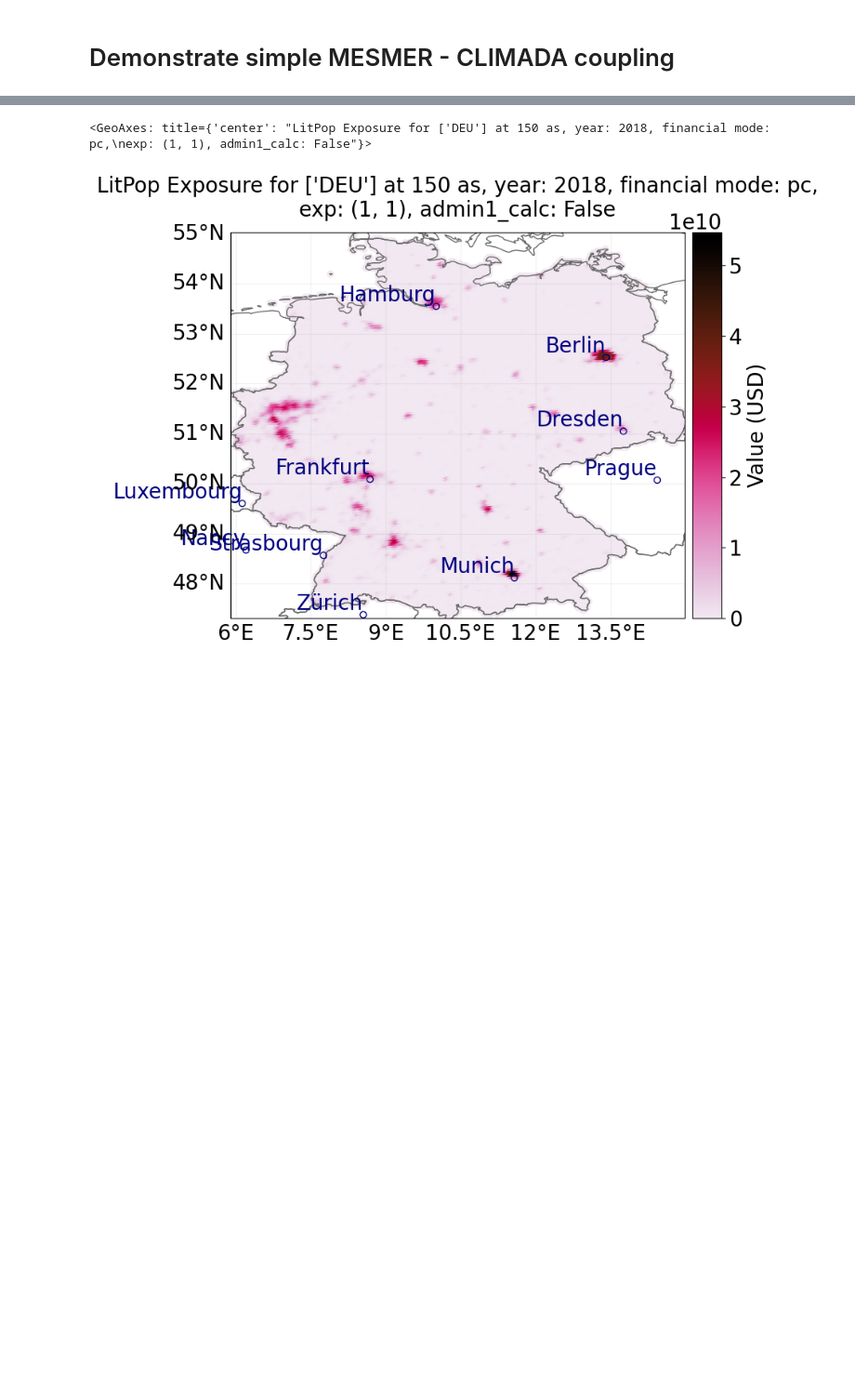
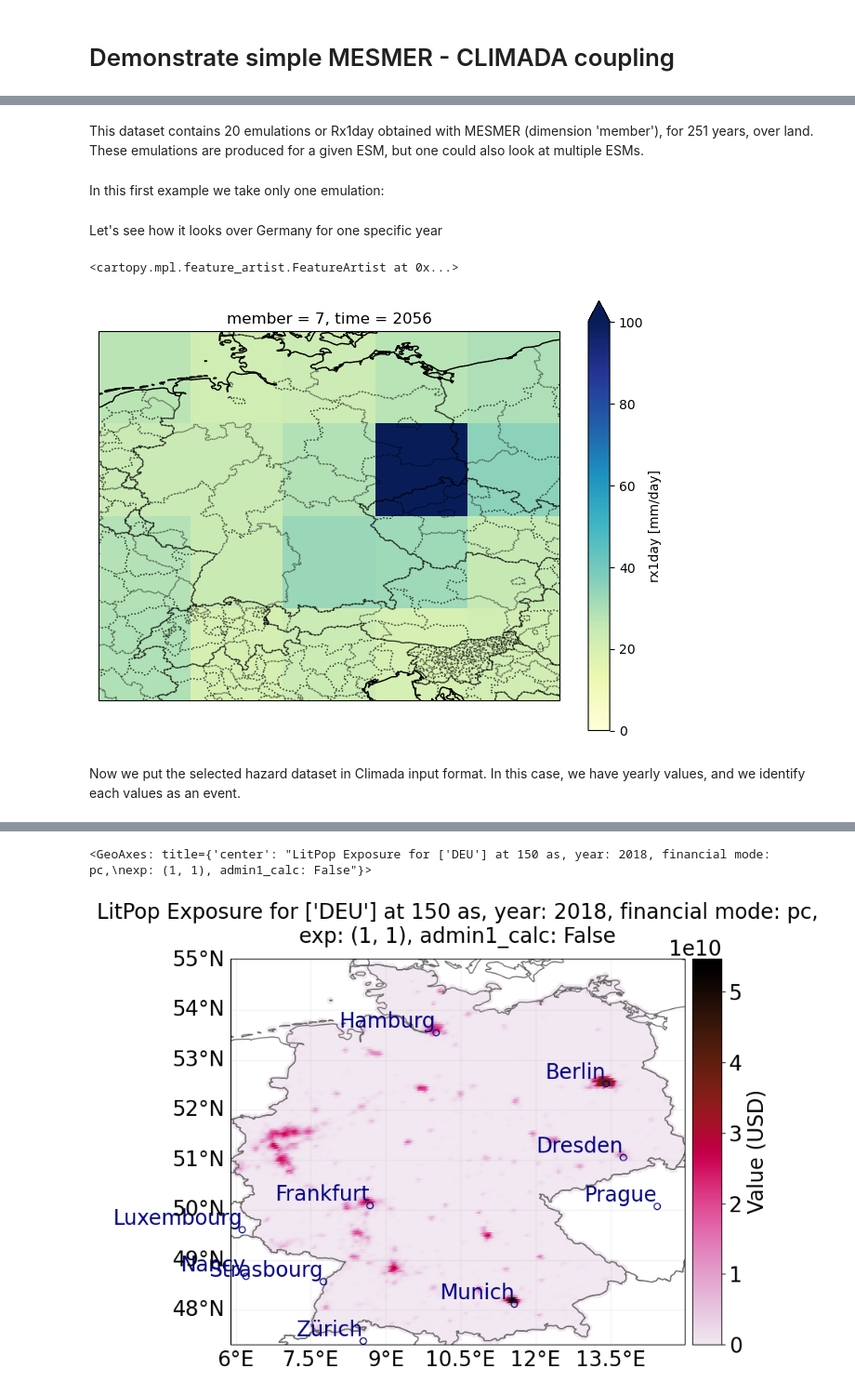
Before and after one commit to SPARCCLE/WP4-Climada-examples, a Jupyter notebook: MESMER_Climada/MESMER-CLIMADA_simple.ipynb, the cells around one changed output, grey strips where cells are left out. Shown: that part at 93% size. Saved outputs shown, nothing was run; the diff lists cells and outputs as text; code cells hidden in the pictures; blank space fills up the shorter version.

```diff
--- a/MESMER_Climada/MESMER-CLIMADA_simple.ipynb
+++ b/MESMER_Climada/MESMER-CLIMADA_simple.ipynb
@@ -9,0 +39,4 @@ client = Client()
+# %%
+#Please set the directory properly to the location where you have the dummy data
+current_directory = Path().resolve()
+print(current_directory)
@@ -9,0 +45,2 @@ client = Client()
+# %%
+DATA = Path(current_directory)
@@ -9,0 +49,6 @@ client = Client()
+# %%
+ds_haz_mm = xr.open_dataset(DATA/ 'emu_CanESM5_mmb20_linloc.nc');
+# %% [markdown]
+This dataset contains 20 emulations or Rx1day obtained with MESMER (dimension 'member'), for 251 years, over land. These emulations are produced for a given ESM, but one could also look at multiple ESMs.
+# %% [markdown]
+In this first example we take only one emulation:
@@ -9,0 +57,21 @@ client = Client()
+# %% [markdown]
+Let's see how it looks over Germany for one specific year
+# %%
+ds_germany = ds_haz.rx1day.sel(lat = slice(46.25, 53.75), lon = slice(6.25, 16.25))
+
+# Set up the plot with a Cartopy projection
+fig, ax = plt.subplots(figsize=(8, 6), subplot_kw={'projection': ccrs.PlateCarree()})
+
+ds_germany.sel(time = 2056).plot(ax = ax, cmap = 'YlGnBu', vmin =0, vmax = 100, label = 'Annual Maximum Daily Precipitation (mm)')
+
+# Add country borders on top
+ax.add_feature(cfeature.BORDERS, linestyle='-', alpha=0.5)
+
+# Add coastlines and other features
+ax.add_feature(cfeature.COASTLINE, linewidth=1)
+ax.add_feature(cfeature.STATES, linestyle=':', alpha=0.5)  # Adds state/province borders
+# %% [output]
+<cartopy.mpl.feature_artist.FeatureArtist at 0x...>
+[figure, added]
+# %% [markdown]
+Now we put the selected hazard dataset in Climada input format. In this case, we have yearly values, and we identify each values as an event.
```
Also changed, not shown: parts of 76 cells of this notebook.
